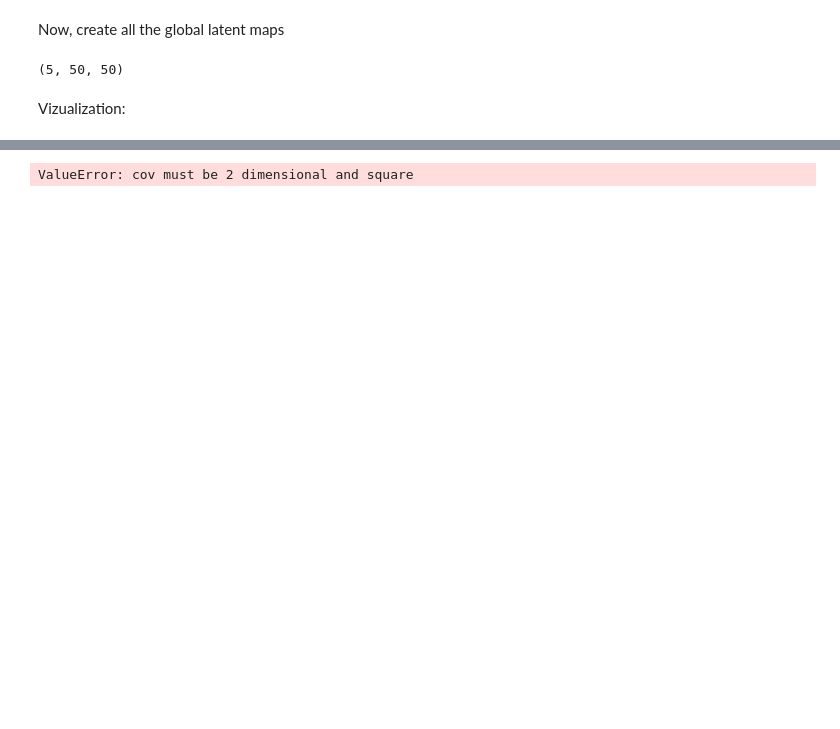
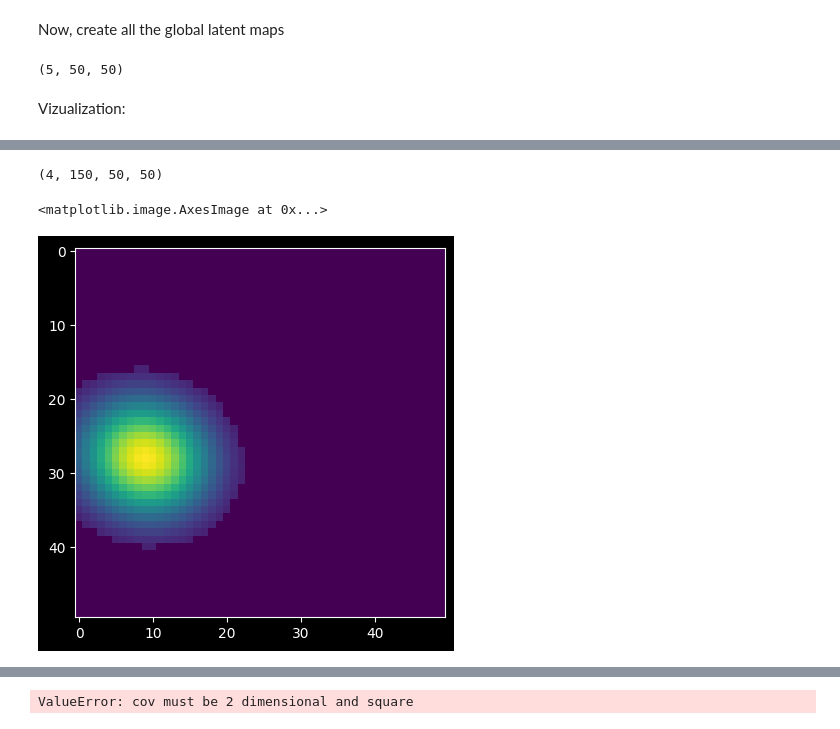
Before and after one commit to EmmaGau/project-mva-time-series, a Jupyter notebook: data.ipynb, the cells around one changed output, grey strips where cells are left out. Cells and saved outputs as stored; diff of their text form; code cells hidden in the pictures; blank space fills up the shorter version.

```diff
--- a/data.ipynb
+++ b/data.ipynb
@@ -125,0 +170,4 @@ def generate_synthetic_fmri_data(subjects, maps_per_subject, time_points, grid_s
+# %%
+synthetic_data.shape
+# %% [output]
+(4, 150, 50, 50)
@@ -126 +176,6 @@ def generate_synthetic_fmri_data(subjects, maps_per_subject, time_points, grid_s
+# %%
+plt.imshow(maps_from_subjects[0][3, :, :])
+# %% [output]
+<matplotlib.image.AxesImage at 0x...>
+[figure, added]
 # %%
```
Also changed, not shown: parts of 16 cells of this notebook, 1 other file.
